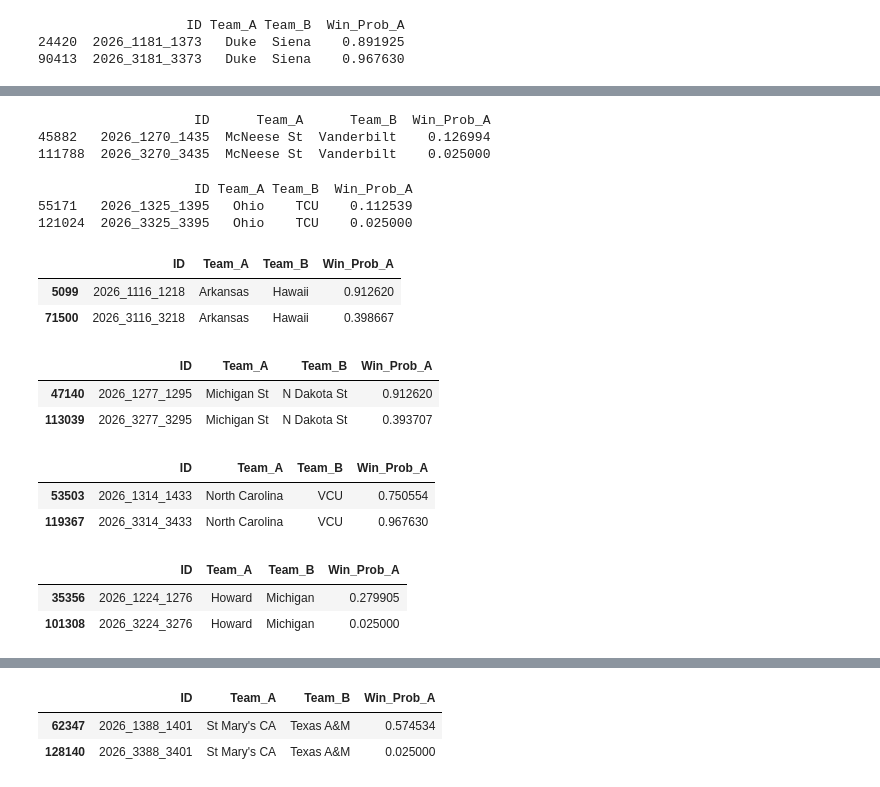
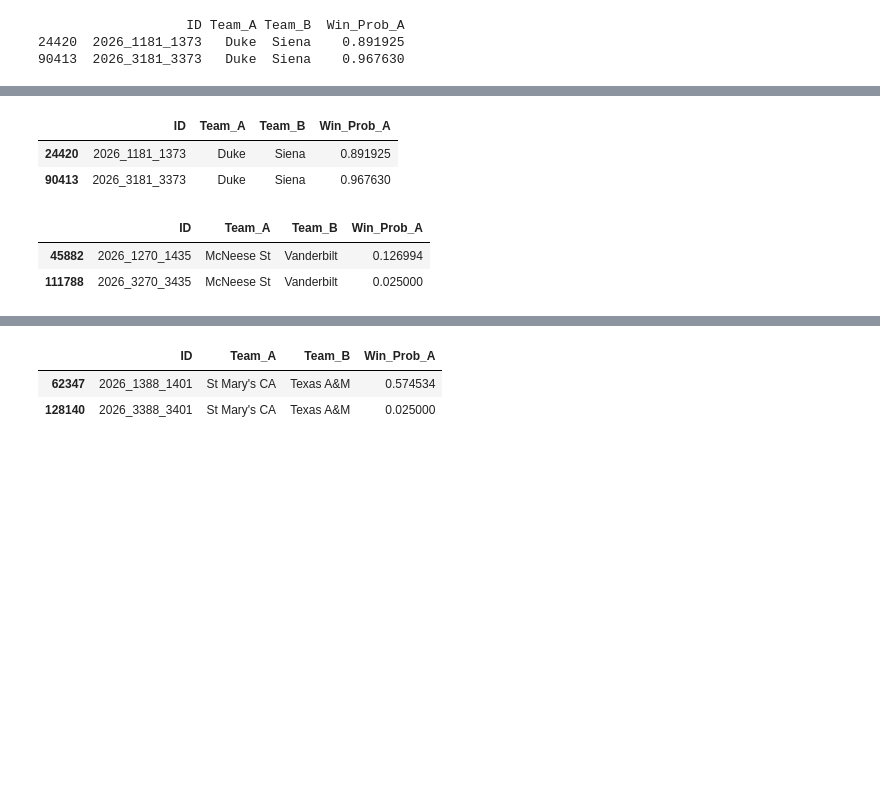
Before and after one commit to oktavianuu/NCAA-okta-2026, a Jupyter notebook: notebooks/score_check.ipynb, the cells around one changed output, grey strips where cells are left out. Drawn from its saved outputs; the diff is of its cells as text; code cells hidden in the pictures; blank space fills up the shorter version.

```diff
--- a/notebooks/score_check.ipynb
+++ b/notebooks/score_check.ipynb
@@ -67,38 +47,12 @@ print(matchup)
+# %%
+match("Siena", "Duke", data)
+# %% [output]
+|  | ID | Team_A | Team_B | Win_Prob_A |
+| 24420 | 2026_1181_1373 | Duke | Siena | 0.891925 |
+| 90413 | 2026_3181_3373 | Duke | Siena | 0.967630 |
 # %%
-matchup = find_matchup("Vanderbilt", "McNeese St", data)
-print(matchup)
+match("Vanderbilt", "McNeese St", data)
 # %% [output]
-                    ID      Team_A      Team_B  Win_Prob_A
-45882   2026_1270_1435  McNeese St  Vanderbilt    0.126994
-111788  2026_3270_3435  McNeese St  Vanderbilt    0.025000
+|  | ID | Team_A | Team_B | Win_Prob_A |
+| 45882 | 2026_1270_1435 | McNeese St | Vanderbilt | 0.126994 |
+| 111788 | 2026_3270_3435 | McNeese St | Vanderbilt | 0.025000 |
-# %%
-matchup = find_matchup("Ohio", "TCU", data)
-print(matchup)
-# %% [output]
-                    ID Team_A Team_B  Win_Prob_A
-55171   2026_1325_1395   Ohio    TCU    0.112539
-121024  2026_3325_3395   Ohio    TCU    0.025000
-# %%
-match("Arkansas", "Hawaii", data)
-# %% [output]
-|  | ID | Team_A | Team_B | Win_Prob_A |
-| 5099 | 2026_1116_1218 | Arkansas | Hawaii | 0.912620 |
-| 71500 | 2026_3116_3218 | Arkansas | Hawaii | 0.398667 |
-# %%
-match("Michigan St", "N Dakota St", data)
-# %% [output]
-|  | ID | Team_A | Team_B | Win_Prob_A |
-| 47140 | 2026_1277_1295 | Michigan St | N Dakota St | 0.912620 |
-| 113039 | 2026_3277_3295 | Michigan St | N Dakota St | 0.393707 |
-# %%
-match("North Carolina", "VCU", data)
-# %% [output]
-|  | ID | Team_A | Team_B | Win_Prob_A |
-| 53503 | 2026_1314_1433 | North Carolina | VCU | 0.750554 |
-| 119367 | 2026_3314_3433 | North Carolina | VCU | 0.967630 |
-# %%
-match("Michigan", "Howard", data)
-# %% [output]
-|  | ID | Team_A | Team_B | Win_Prob_A |
-| 35356 | 2026_1224_1276 | Howard | Michigan | 0.279905 |
-| 101308 | 2026_3224_3276 | Howard | Michigan | 0.025000 |
```
Also changed, not shown: parts of 81 cells of this notebook, 5 other files.
